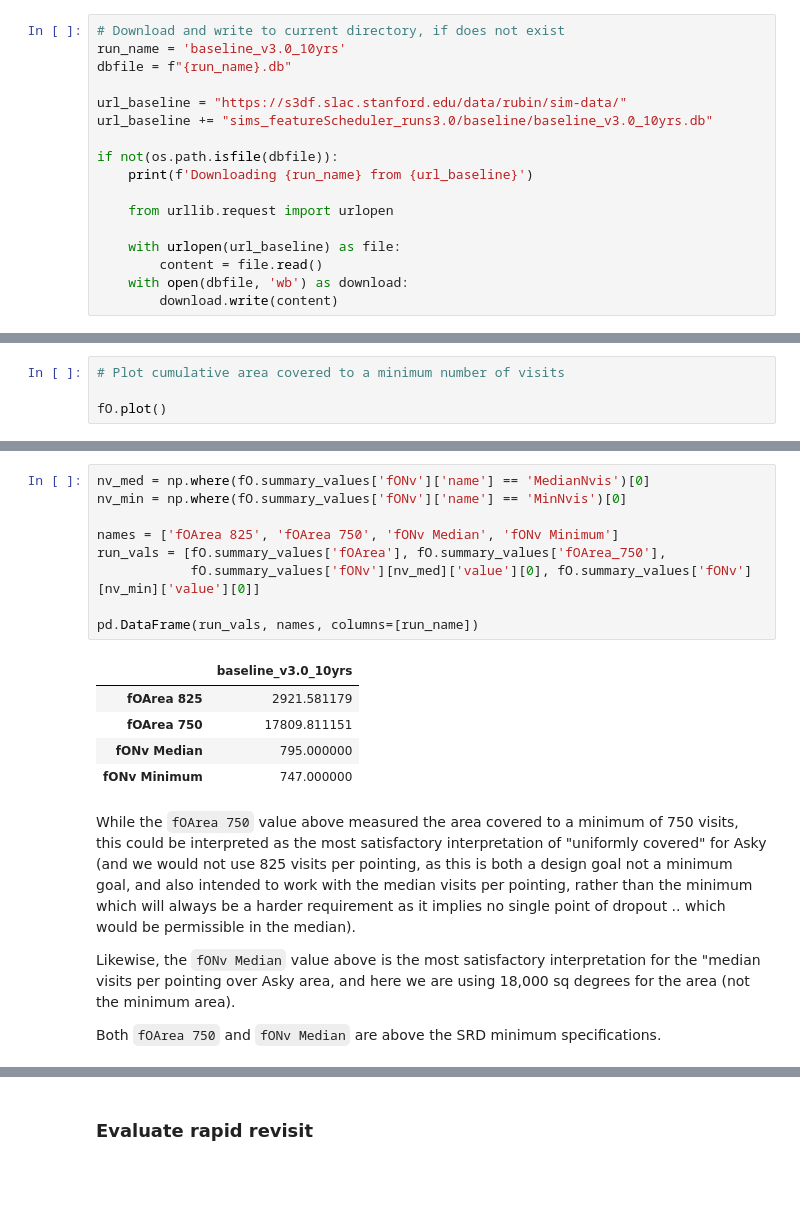
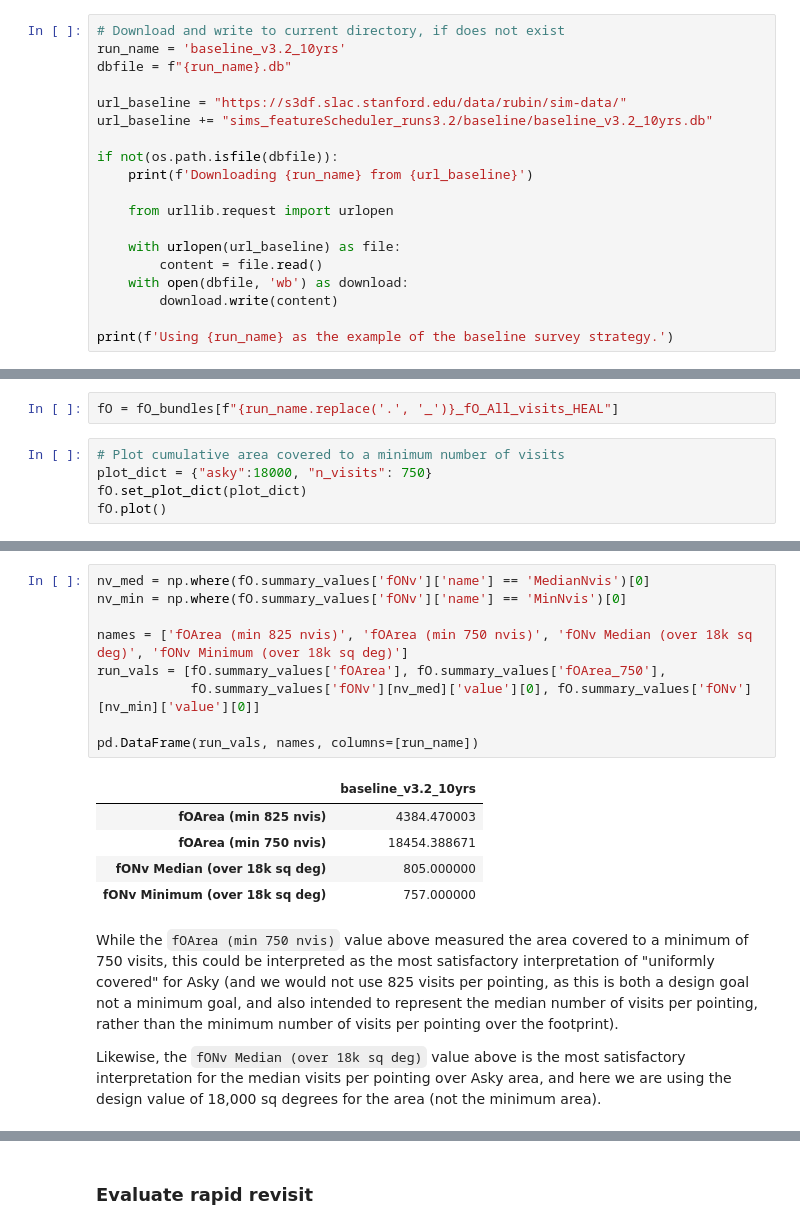
Before and after one commit to lsst-pst/PSTR-001, a Jupyter notebook: notebooks/SkyCoverage.ipynb, the cells around one changed output, grey strips where cells are left out. Saved outputs shown, nothing was run; the diff lists cells and outputs as text; blank space fills up the shorter version.

```diff
--- a/notebooks/SkyCoverage.ipynb
+++ b/notebooks/SkyCoverage.ipynb
@@ -15,10 +22,10 @@ Using baseline_v3.0_10yrs as the baseline for example (this should be updated to
 # %%
 # Download and write to current directory, if does not exist
-run_name = 'baseline_v3.0_10yrs'
+run_name = 'baseline_v3.2_10yrs'
 dbfile = f"{run_name}.db"
 
 url_baseline = "https://s3df.slac.stanford.edu/data/rubin/sim-data/"
-url_baseline += "sims_featureScheduler_runs3.0/baseline/baseline_v3.0_10yrs.db"
+url_baseline += "sims_featureScheduler_runs3.2/baseline/baseline_v3.2_10yrs.db"
 
 if not(os.path.isfile(dbfile)):
     print(f'Downloading {run_name} from {url_baseline}')
@@ -29,3 +36,5 @@ if not(os.path.isfile(dbfile)):
         content = file.read()
     with open(dbfile, 'wb') as download:
         download.write(content)
+
+print(f'Using {run_name} as the example of the baseline survey strategy.')
@@ -60,6 +81,9 @@ fO = fO_bundles['baseline_v3_0_10yrs_fO_All_visits_HEAL']
+# %%
+fO = fO_bundles[f"{run_name.replace('.', '_')}_fO_All_visits_HEAL"]
 # %%
 # Plot cumulative area covered to a minimum number of visits
-
+plot_dict = {"asky":18000, "n_visits": 750}
+fO.set_plot_dict(plot_dict)
 fO.plot()
 # %% [output]
 {'FO': 1}
@@ -73,21 +98,19 @@ The solid red and blue lines above indicate SRD design values. The dotted blue l
 # %%
 nv_med = np.where(fO.summary_values['fONv']['name'] == 'MedianNvis')[0]
 nv_min = np.where(fO.summary_values['fONv']['name'] == 'MinNvis')[0]
 
-names = ['fOArea 825', 'fOArea 750', 'fONv Median', 'fONv Minimum']
+names = ['fOArea (min 825 nvis)', 'fOArea (min 750 nvis)', 'fONv Median (over 18k sq deg)', 'fONv Minimum (over 18k sq deg)']
 run_vals = [fO.summary_values['fOArea'], fO.summary_values['fOArea_750'],
             fO.summary_values['fONv'][nv_med]['value'][0], fO.summary_values['fONv'][nv_min]['value'][0]]
 
 pd.DataFrame(run_vals, names, columns=[run_name])
 # %% [output]
-|  | baseline_v3.0_10yrs |
-| fOArea 825 | 2921.581179 |
-| fOArea 750 | 17809.811151 |
-| fONv Median | 795.000000 |
-| fONv Minimum | 747.000000 |
+|  | baseline_v3.2_10yrs |
+| fOArea (min 825 nvis) | 4384.470003 |
+| fOArea (min 750 nvis) | 18454.388671 |
+| fONv Median (over 18k sq deg) | 805.000000 |
+| fONv Minimum (over 18k sq deg) | 757.000000 |
 # %% [markdown]
-While the `fOArea 750` value above measured the area covered to a minimum of 750 visits, this could be interpreted as the most satisfactory interpretation of "uniformly covered" for Asky (and we would not use 825 visits per pointing, as this is both a design goal not a minimum goal, and also intended to work with the median visits per pointing, rather than the minimum which will always be a harder requirement as it implies no single point of dropout .. which would be permissible in the median).
+While the `fOArea (min 750 nvis)` value above measured the area covered to a minimum of 750 visits, this could be interpreted as the most satisfactory interpretation of "uniformly covered" for Asky (and we would not use 825 visits per pointing, as this is both a design goal not a minimum goal, and also intended to represent the median number of visits per pointing, rather than the minimum number of visits per pointing over the footprint).
 
-Likewise, the `fONv Median` value above is the most satisfactory interpretation for the "median visits per pointing over Asky area, and here we are using 18,000 sq degrees for the area (not the minimum area).
-
-Both `fOArea 750` and `fONv Median` are above the SRD minimum specifications.
+Likewise, the `fONv Median (over 18k sq deg)` value above is the most satisfactory interpretation for the median visits per pointing over Asky area, and here we are using the design value of 18,000 sq degrees for the area (not the minimum area).
```
Also changed, not shown: parts of 21 cells of this notebook, 2 other files.
